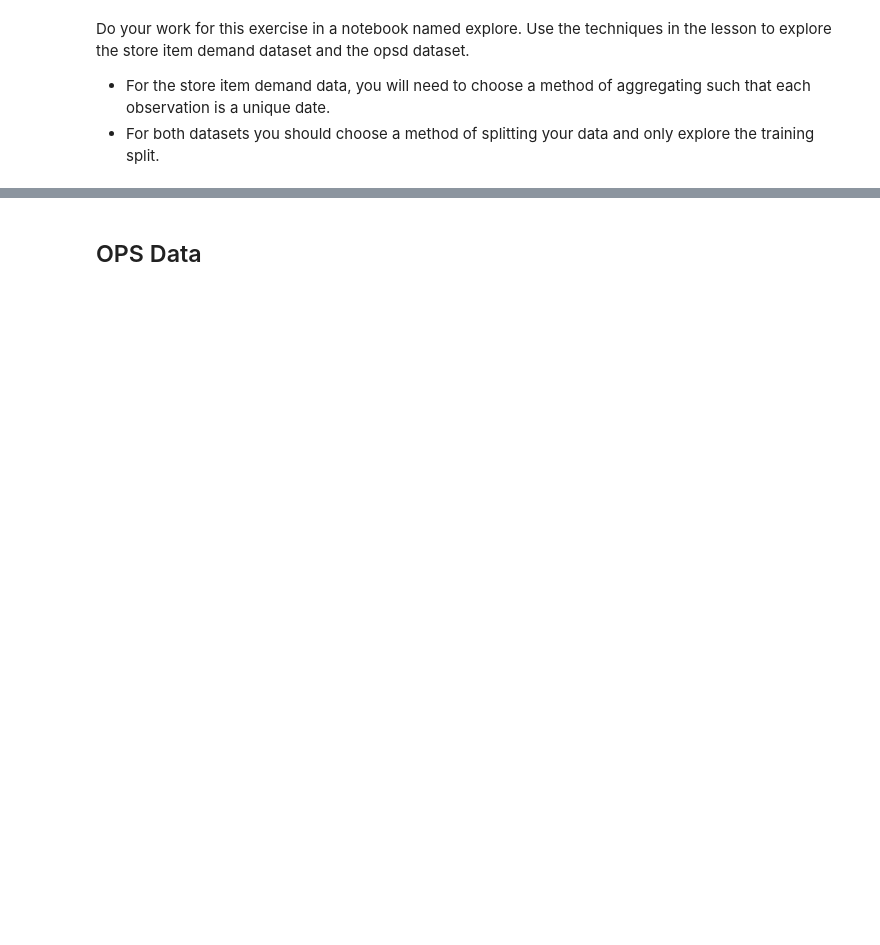
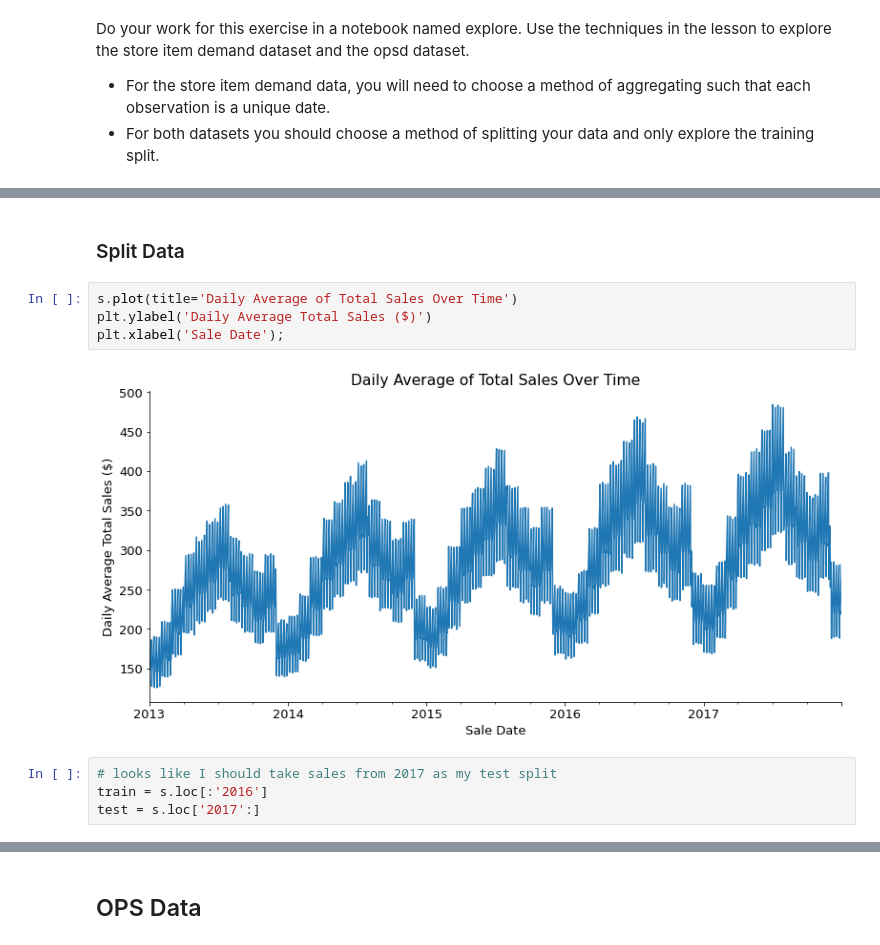
Before and after one commit to adam-talbot/time-series-exercises, a Jupyter notebook: explore.ipynb, the cells around one changed output, grey strips where cells are left out. Cells and saved outputs as stored; diff of their text form; blank space fills up the shorter version.

```diff
--- a/explore.ipynb
+++ b/explore.ipynb
@@ -33,0 +89,12 @@ df.head()
+# %% [markdown]
+### Split Data
+# %%
+s.plot(title='Daily Average of Total Sales Over Time')
+plt.ylabel('Daily Average Total Sales ($)')
+plt.xlabel('Sale Date');
+# %% [output]
+[figure, added]
+# %%
+# looks like I should take sales from 2017 as my test split
+train = s.loc[:'2016']
+test = s.loc['2017':]
```
Also changed, not shown: parts of 94 cells of this notebook, 1 other file.
